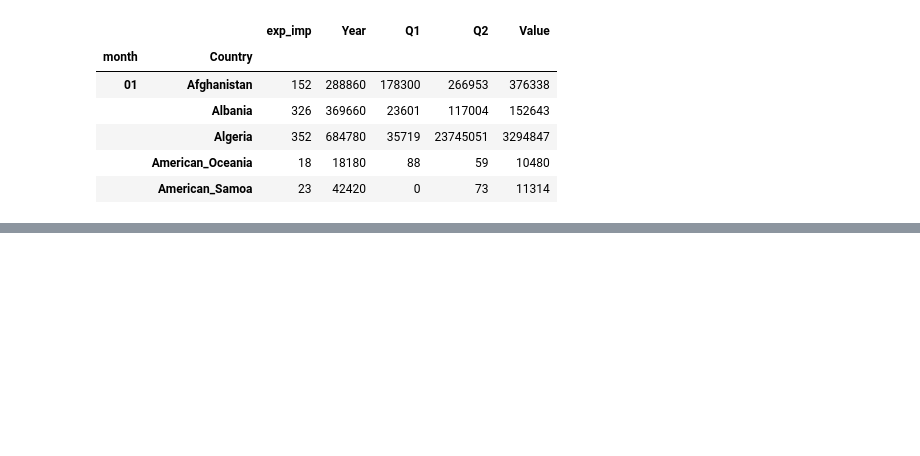
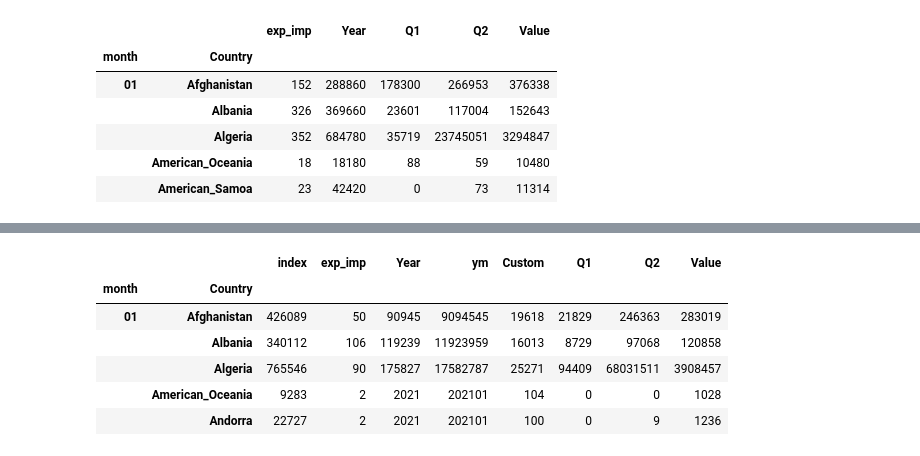
Before and after one commit to kandalkarankita/Lightgbm_PP22_T615, a Jupyter notebook: Stage_B_Project.ipynb, the cells around one changed output, grey strips where cells are left out. Saved outputs shown, nothing was run; the diff lists cells and outputs as text; code cells hidden in the pictures; blank space fills up the shorter version.

```diff
--- a/Stage_B_Project.ipynb
+++ b/Stage_B_Project.ipynb
@@ -209,0 +318,10 @@ pd.DataFrame( df_custom_2020.groupby(['month','Country']).sum() ).head()
+# %%
+pd.DataFrame( df_custom_2021.groupby(['month','Country']).sum() ).head()
+# %% [output]
+|  |  | index | exp_imp | Year | ym | Custom | Q1 | Q2 | Value |
+| month | Country |  |  |  |  |  |  |  |  |
+| 01 | Afghanistan | 426089 | 50 | 90945 | 9094545 | 19618 | 21829 | 246363 | 283019 |
+|  | Albania | 340112 | 106 | 119239 | 11923959 | 16013 | 8729 | 97068 | 120858 |
+|  | Algeria | 765546 | 90 | 175827 | 17582787 | 25271 | 94409 | 68031511 | 3908457 |
+|  | American_Oceania | 9283 | 2 | 2021 | 202101 | 104 | 0 | 0 | 1028 |
+|  | Andorra | 22727 | 2 | 2021 | 202101 | 100 | 0 | 9 | 1236 |
```
Also changed, not shown: parts of 13 cells of this notebook.
